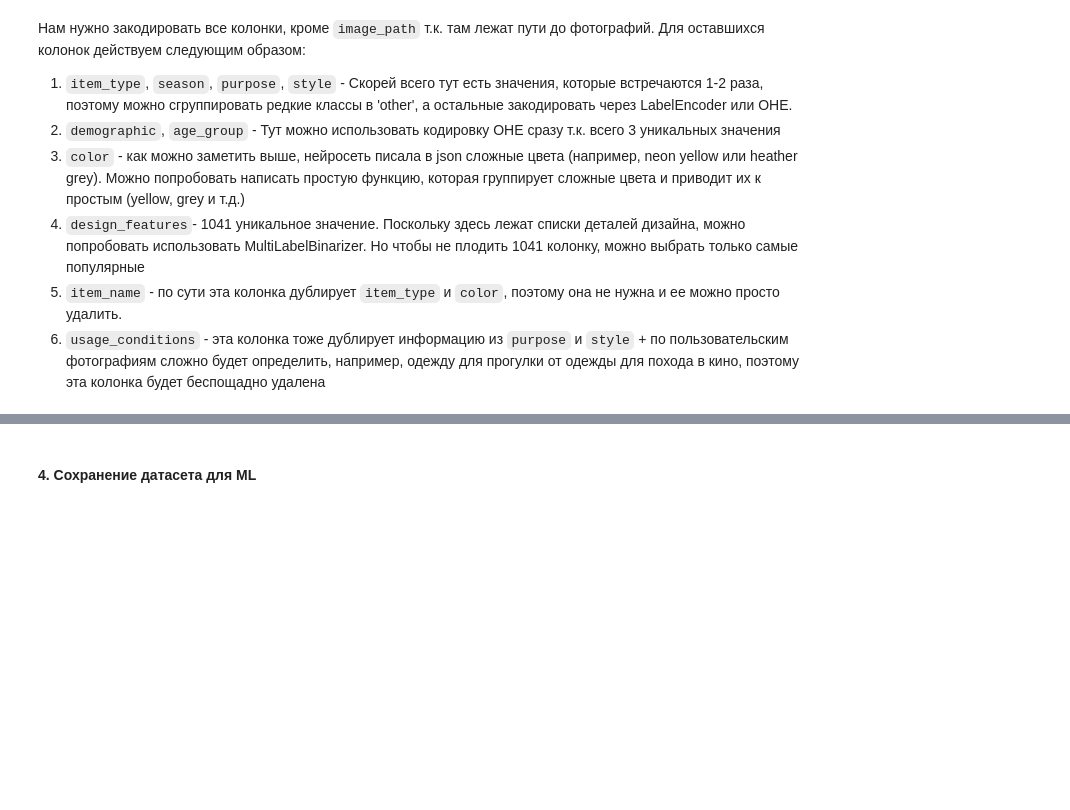
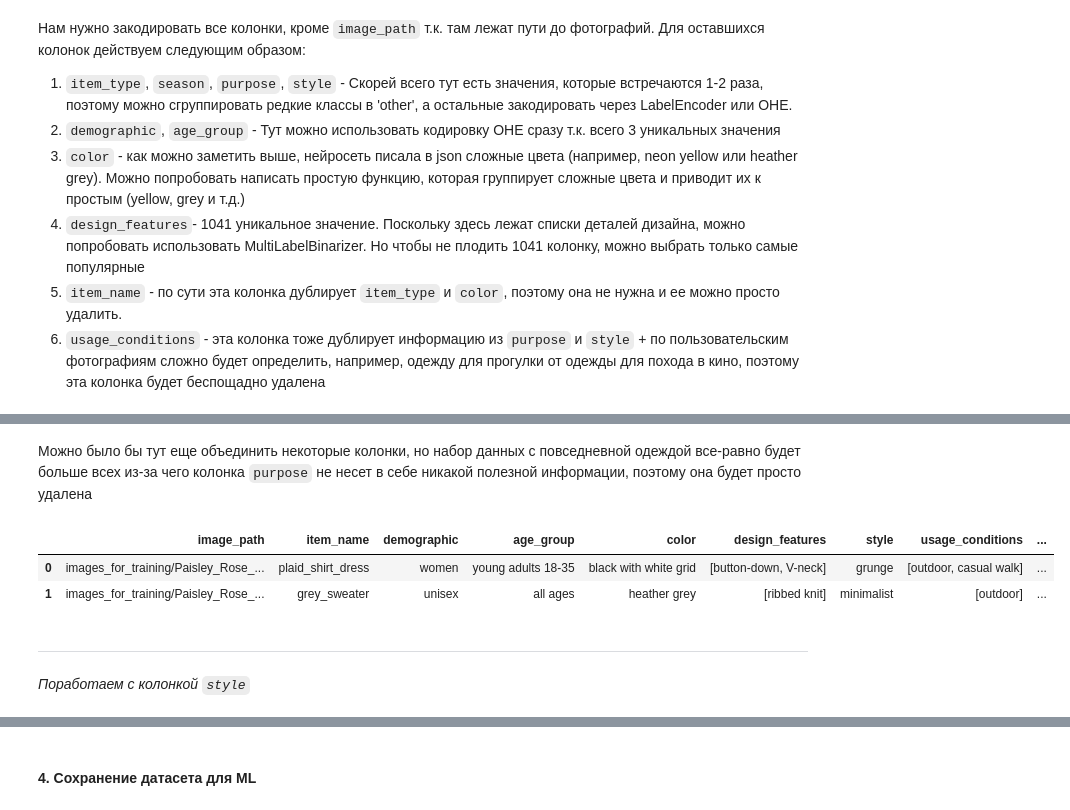
Before and after one commit to Kseniya-5/VKR, a Jupyter notebook: Fashion_CV/ml_pipeline/2_dataset_preparation.ipynb, the cells around one changed output, grey strips where cells are left out. Saved outputs shown, nothing was run; the diff lists cells and outputs as text; code cells hidden in the pictures; blank space fills up the shorter version.

```diff
--- a/Fashion_CV/ml_pipeline/2_dataset_preparation.ipynb
+++ b/Fashion_CV/ml_pipeline/2_dataset_preparation.ipynb
@@ -201,0 +468,24 @@ df.describe()
+# %%
+def group_purpose(p):
+    p = str(p).lower().strip()
+
+    # 1. Повседневная и уличная одежда
+    if any(word in p for word in ['casual', 'street', 'daily']):
+        return 'casual'
+
+    # 2. Спорт и активность
+    if any(word in p for word in ['active', 'athleisure']):
+        return 'sport'
+
+    # 3. Мода и нарядная одежда
+    if 'fashion' in p or 'dressy' in p or 'formal' in p:
+        return 'formal_fashion'
+
+    # 4. Функциональная/Уличная одежда
+    if any(word in p for word in ['functional', 'practical', 'outdoor', 'cold']):
+        return 'outdoor'
+
+    # Все остальное
+    return 'other'
+# %%
+df['purpose'] = df['purpose'].apply(group_purpose)
@@ -201,0 +502,13 @@ df.describe()
+# %% [markdown]
+Можно было бы тут еще объединить некоторые колонки, но набор данных с повседневной одеждой все-равно будет больше всех из-за чего колонка `purpose` не несет в себе никакой полезной информации, поэтому она будет просто удалена
+# %%
+df = df.drop(['purpose'], axis=1)
+df.head(2)
+# %% [output]
+|  | image_path | item_name | demographic | age_group | color | design_features | style | usage_conditions | ... |
+| 0 | images_for_training/Paisley_Rose_... | plaid_shirt_dress | women | young adults 18-35 | black with white grid | [button-down, V-neck] | grunge | [outdoor, casual walk] | ... |
+| 1 | images_for_training/Paisley_Rose_... | grey_sweater | unisex | all ages | heather grey | [ribbed knit] | minimalist | [outdoor] | ... |
+# %% [markdown]
+***
+# %% [markdown]
+*Поработаем с колонкой `style`*
```
Also changed, not shown: parts of 73 cells of this notebook.
